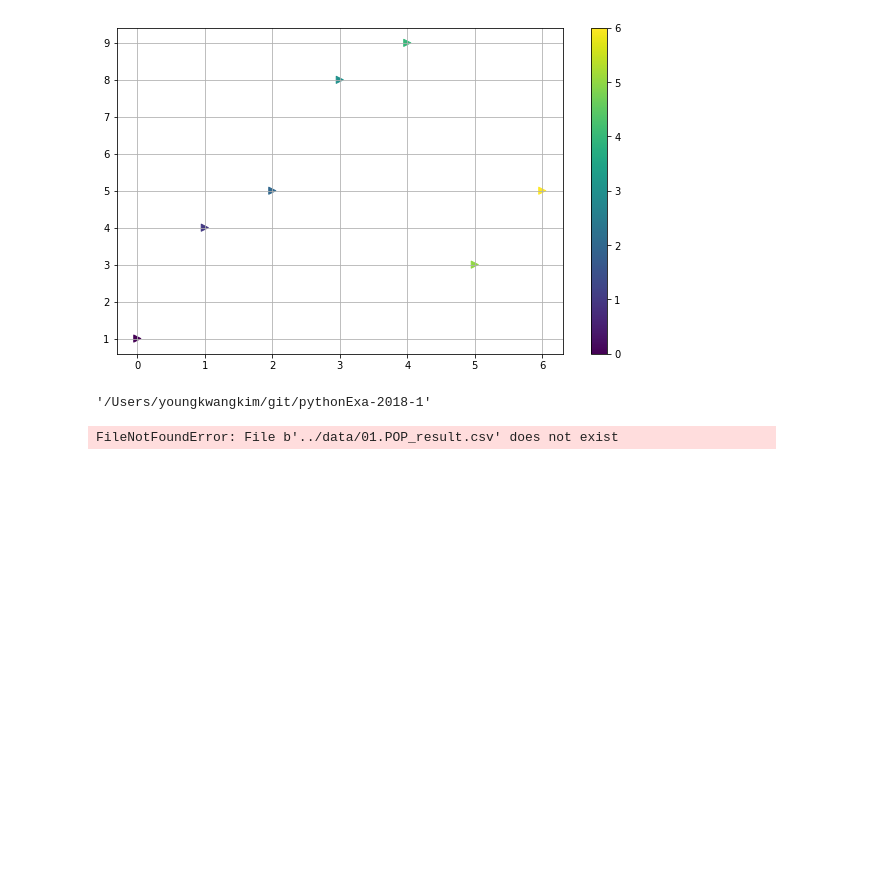
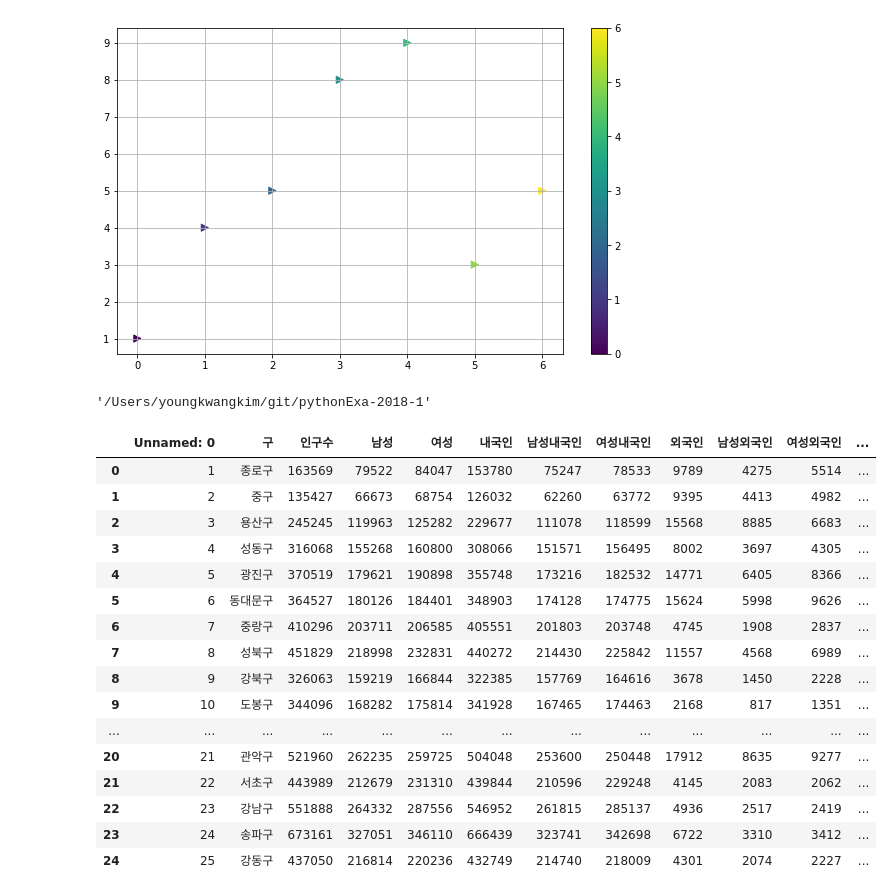
Before and after one commit to kimyk0120/pythonExa-2018-1, a Jupyter notebook: pythonExam2018-1/exam/source_code/exam02_Data_Visualization.pdf.ipynb, the cells around one changed output. Cells and saved outputs as stored; diff of their text form; code cells hidden in the pictures; blank space fills up the shorter version.

```diff
--- a/pythonExam2018-1/exam/source_code/exam02_Data_Visualization.pdf.ipynb
+++ b/pythonExam2018-1/exam/source_code/exam02_Data_Visualization.pdf.ipynb
@@ -109,7 +109,23 @@ import pandas as pd
 # %% [output]
 '/Users/youngkwangkim/git/pythonExa-2018-1'
 # %%
-raw_data = pd.read_csv("../data/01.POP_result.csv",encoding='utf-8')
+raw_data = pd.read_csv("pythonExam2018-1/exam/data/01.POP_result.csv",encoding='utf-8')
 raw_data
 # %% [output]
-FileNotFoundError: File b'../data/01.POP_result.csv' does not exist
+|  | Unnamed: 0 | 구 | 인구수 | 남성 | 여성 | 내국인 | 남성내국인 | 여성내국인 | 외국인 | 남성외국인 | 여성외국인 | ... |
+| 0 | 1 | 종로구 | 163569 | 79522 | 84047 | 153780 | 75247 | 78533 | 9789 | 4275 | 5514 | ... |
+| 1 | 2 | 중구 | 135427 | 66673 | 68754 | 126032 | 62260 | 63772 | 9395 | 4413 | 4982 | ... |
+| 2 | 3 | 용산구 | 245245 | 119963 | 125282 | 229677 | 111078 | 118599 | 15568 | 8885 | 6683 | ... |
+| 3 | 4 | 성동구 | 316068 | 155268 | 160800 | 308066 | 151571 | 156495 | 8002 | 3697 | 4305 | ... |
+| 4 | 5 | 광진구 | 370519 | 179621 | 190898 | 355748 | 173216 | 182532 | 14771 | 6405 | 8366 | ... |
+| 5 | 6 | 동대문구 | 364527 | 180126 | 184401 | 348903 | 174128 | 174775 | 15624 | 5998 | 9626 | ... |
+| 6 | 7 | 중랑구 | 410296 | 203711 | 206585 | 405551 | 201803 | 203748 | 4745 | 1908 | 2837 | ... |
+| 7 | 8 | 성북구 | 451829 | 218998 | 232831 | 440272 | 214430 | 225842 | 11557 | 4568 | 6989 | ... |
+| 8 | 9 | 강북구 | 326063 | 159219 | 166844 | 322385 | 157769 | 164616 | 3678 | 1450 | 2228 | ... |
+| 9 | 10 | 도봉구 | 344096 | 168282 | 175814 | 341928 | 167465 | 174463 | 2168 | 817 | 1351 | ... |
+| ... | ... | ... | ... | ... | ... | ... | ... | ... | ... | ... | ... | ... |
+| 20 | 21 | 관악구 | 521960 | 262235 | 259725 | 504048 | 253600 | 250448 | 17912 | 8635 | 9277 | ... |
+| 21 | 22 | 서초구 | 443989 | 212679 | 231310 | 439844 | 210596 | 229248 | 4145 | 2083 | 2062 | ... |
+| 22 | 23 | 강남구 | 551888 | 264332 | 287556 | 546952 | 261815 | 285137 | 4936 | 2517 | 2419 | ... |
+| 23 | 24 | 송파구 | 673161 | 327051 | 346110 | 666439 | 323741 | 342698 | 6722 | 3310 | 3412 | ... |
+| 24 | 25 | 강동구 | 437050 | 216814 | 220236 | 432749 | 214740 | 218009 | 4301 | 2074 | 2227 | ... |
```
Also changed, not shown: 1 other file.
